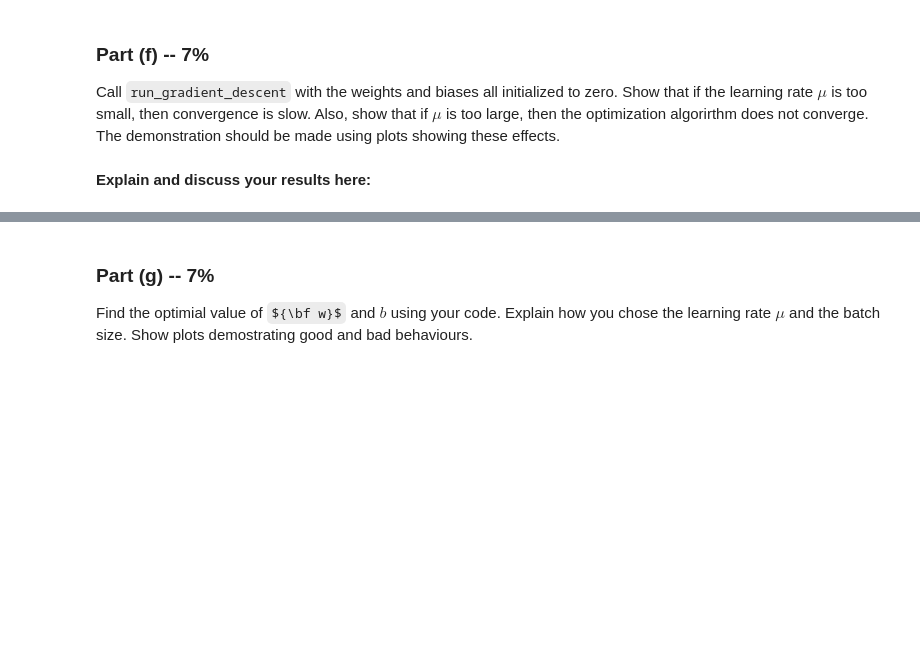
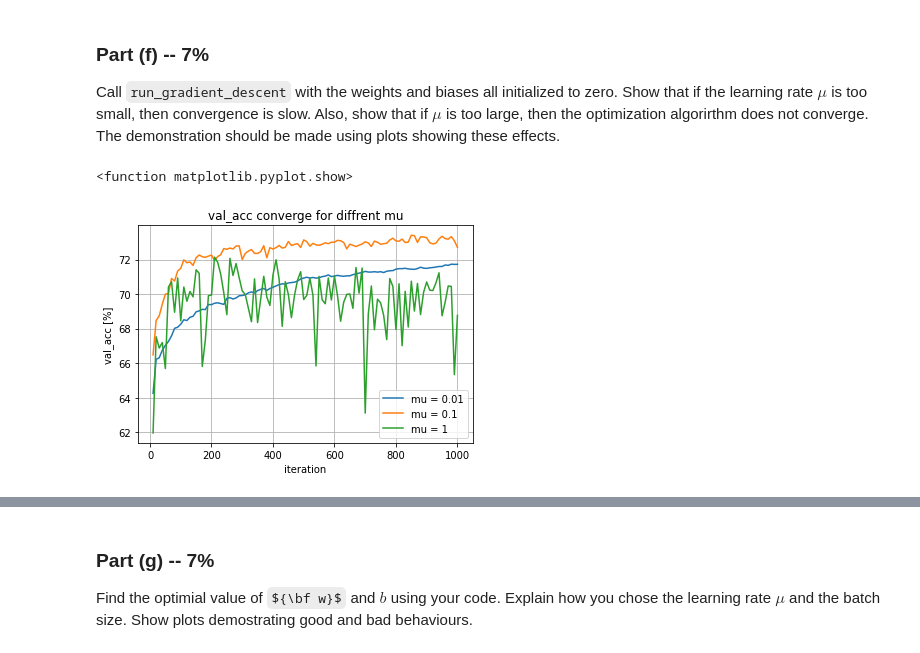
Before and after one commit to vgordon93/Introduction-to-deep-learning-Assignment1, a Jupyter notebook: Assignment1.ipynb, the cells around one changed output, grey strips where cells are left out. Cells and saved outputs as stored; diff of their text form; code cells hidden in the pictures; some formulas as TeX source; blank space fills up the shorter version.

```diff
--- a/Assignment1.ipynb
+++ b/Assignment1.ipynb
@@ -571,2 +627,25 @@ b0 = np.random.randn(1)[0]
-# %% [markdown]
-**Explain and discuss your results here:**
+# %%
+## mu
+w0 = np.zeros(90)
+b0 = np.zeros(1)
+
+# Write your code here
+val_acc_mu = np.zeros([3,100])
+w_new, b_new, val_acc_mu[0,] = run_gradient_descent(train_norm_xs,train_ts,val_norm_xs,val_ts, w0, b0, mu=0.01, batch_size=100, max_iters=1000)
+w_new, b_new, val_acc_mu[1,] = run_gradient_descent(train_norm_xs,train_ts,val_norm_xs,val_ts, w0, b0, mu=0.1, batch_size=100, max_iters=1000)
+w_new, b_new, val_acc_mu[2,] = run_gradient_descent(train_norm_xs,train_ts,val_norm_xs,val_ts, w0, b0, mu=1, batch_size=100, max_iters=1000)
+print(val_acc_mu)
+# %%
+xx = np.arange(10,1010,10)
+plt.plot(xx, val_acc_mu[0,] * 100)
+plt.plot(xx, val_acc_mu[1,] * 100)
+plt.plot(xx, val_acc_mu[2,] * 100)
+plt.legend(['mu = 0.01','mu = 0.1','mu = 1'])
+plt.grid()
+plt.title('val_acc converge for diffrent mu')
+plt.xlabel('iteration')
+plt.ylabel('val_acc [%]')
+plt.show
+# %% [output]
+<function matplotlib.pyplot.show>
+[figure, added]
```
Also changed, not shown: parts of 20 cells of this notebook.
